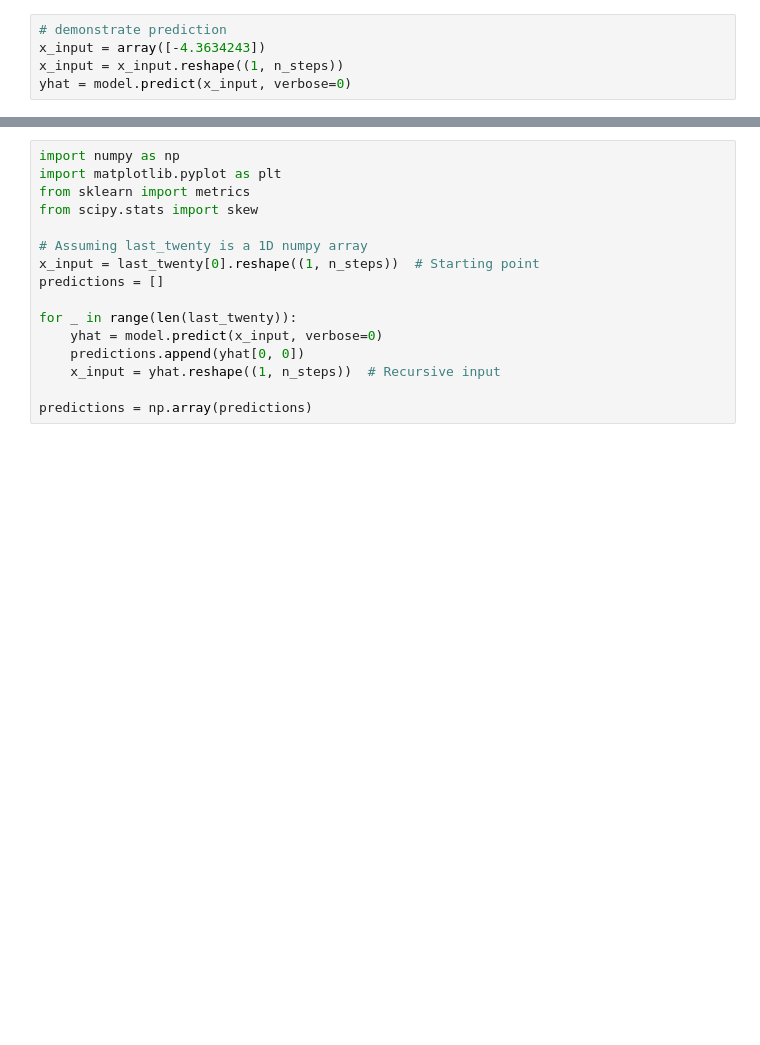
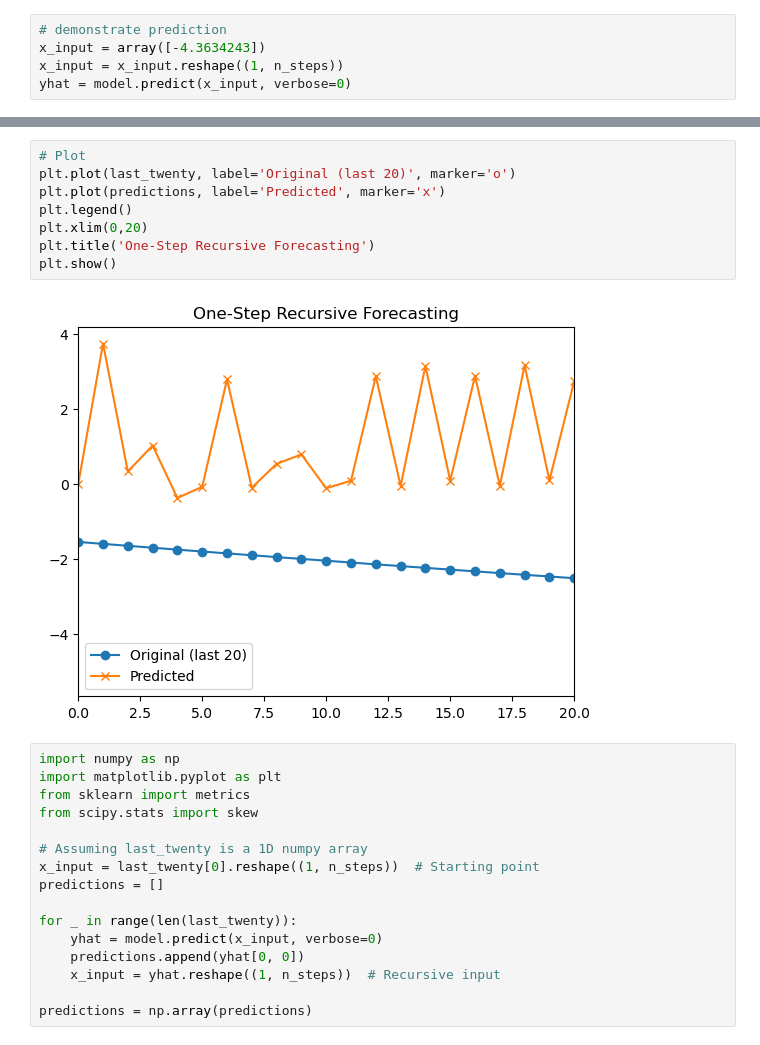
Before and after one commit to nxteventrying/TESIS, a Jupyter notebook: forecasting/VNN.ipynb, the cells around one changed output, grey strips where cells are left out. Saved outputs shown, nothing was run; the diff lists cells and outputs as text; blank space fills up the shorter version.

```diff
--- a/forecasting/VNN.ipynb
+++ b/forecasting/VNN.ipynb
@@ -395,3 +383,13 @@ plt.show()
+# %%
+# Plot
+plt.plot(last_twenty, label='Original (last 20)', marker='o')
+plt.plot(predictions, label='Predicted', marker='x')
+plt.legend()
+plt.xlim(0,20)
+plt.title('One-Step Recursive Forecasting')
+plt.show()
+# %% [output]
+[figure, added]
 # %%
 import numpy as np
 import matplotlib.pyplot as plt
```
Also changed, not shown: parts of 9 cells of this notebook, 7 other files.
